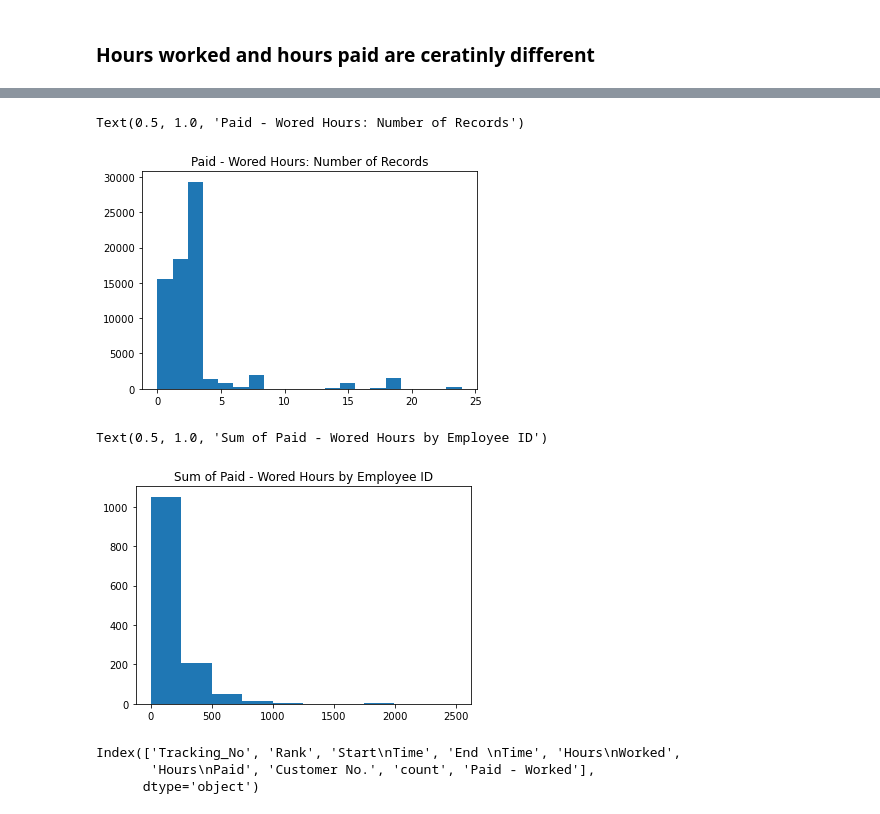
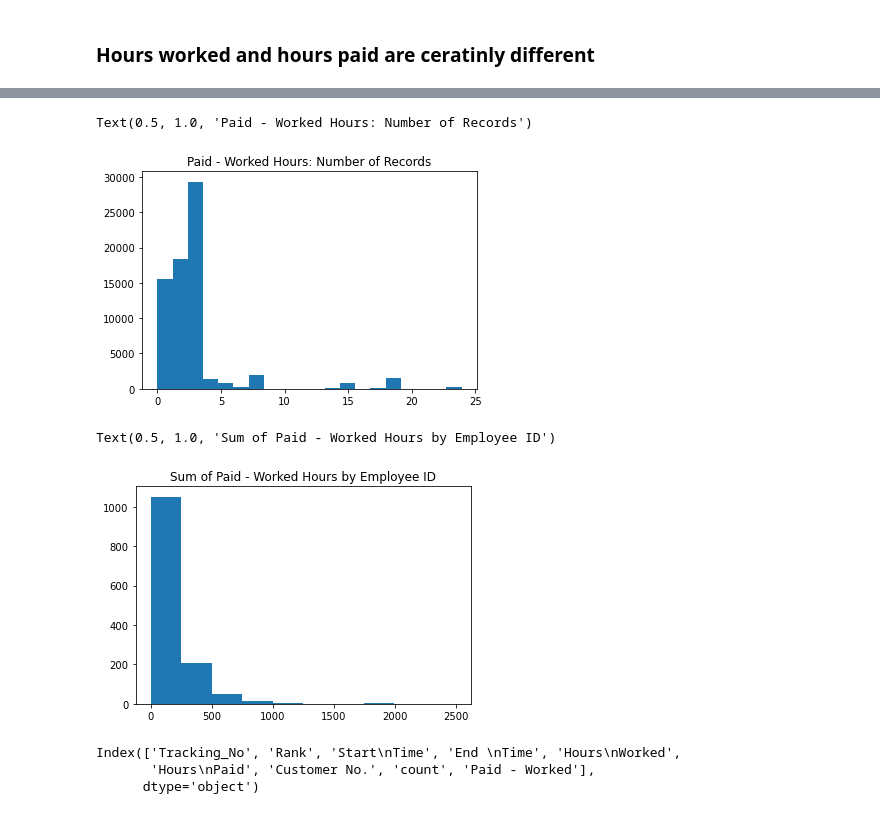
Before and after one commit to BU-Spark/ds-police-overtime, a Jupyter notebook: fa23-team-f/Data 1,2 Analysis.ipynb, the cells around one changed output, grey strips where cells are left out. Drawn from its saved outputs; the diff is of its cells as text; code cells hidden in the pictures.

```diff
--- a/fa23-team-f/Data 1,2 Analysis.ipynb
+++ b/fa23-team-f/Data 1,2 Analysis.ipynb
@@ -219,0 +278,33 @@ print(sorted(temp_overtime21['Hours\nPaid'].unique()))
+# %%
+def workedhr_to_time(num):
+    if num == 0:
+        return 0
+
+    time='0'
+
+    if num < 10:
+        time = pd.to_datetime(num, format='%H')
+    else:
+        time = pd.to_datetime(num, format='%H%M')
+
+    return time
+
+def paidhr_to_time(num):
+    if num == 0:
+        return 0
+
+    time = pd.to_datetime(num, format='%H')
+    return time
+
+overtime.loc[overtime['Hours\nWorked'].isna()] = 0
+overtime.loc[overtime['Hours\nPaid'].isna()] = 0
+
+overtime['WRKDHRS'] = overtime['Hours\nWorked'].apply(workedhr_to_time)
+overtime['PAIDHRS'] = overtime['Hours\nPaid'].apply(paidhr_to_time)
+
+overtime['Paid - Worked'] = overtime['PAIDHRS'] - overtime['WRKDHRS']
+
+def time_to_int(time):
+    return time.seconds / (60 * 60)
+
+overtime['Paid - Worked'] = overtime['Paid - Worked'].apply(time_to_int)
@@ -237,17 +364,17 @@ def time_to_int(time):
 temp_overtime21['Paid - Worked'] = temp_overtime21['Paid - Worked'].apply(time_to_int)
 # %%
 plt.hist(temp_overtime21['Paid - Worked'], bins=20)
-plt.title('Paid - Wored Hours: Number of Records')
+plt.title('Paid - Worked Hours: Number of Records')
 # %% [output]
-Text(0.5, 1.0, 'Paid - Wored Hours: Number of Records')
+Text(0.5, 1.0, 'Paid - Worked Hours: Number of Records')
-[figure, old version]
+[figure, new version]
 # %%
 sum_timediff = temp_overtime21.groupby(['Emp. ID']).sum(['Paid - Worked'])
 plt.hist(sum_timediff['Paid - Worked'], bins=10)
-plt.title('Sum of Paid - Wored Hours by Employee ID')
+plt.title('Sum of Paid - Worked Hours by Employee ID')
 # %% [output]
-Text(0.5, 1.0, 'Sum of Paid - Wored Hours by Employee ID')
+Text(0.5, 1.0, 'Sum of Paid - Worked Hours by Employee ID')
-[figure, old version]
+[figure, new version]
 # %%
 sum_timediff.columns
 # %% [output]
```
Also changed, not shown: parts of 23 cells of this notebook, 42 other files.
